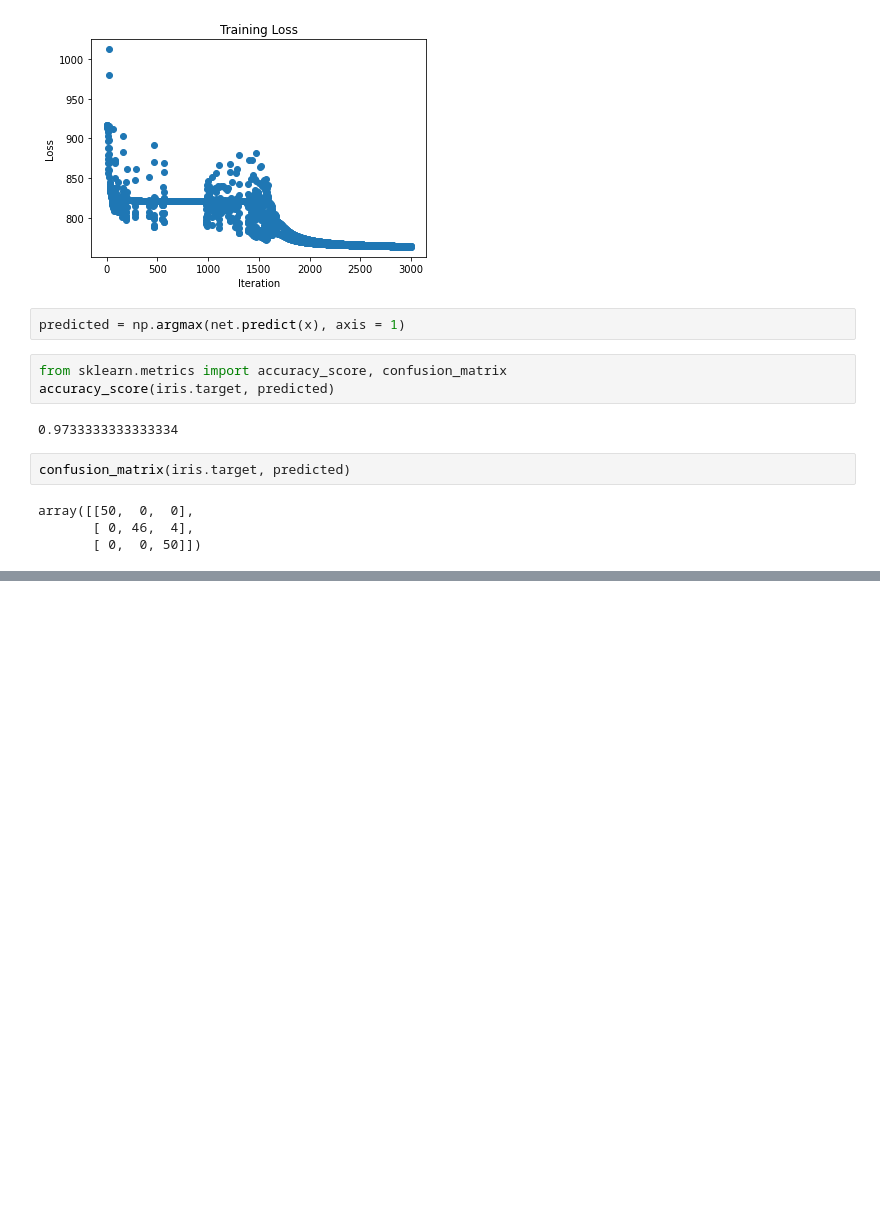
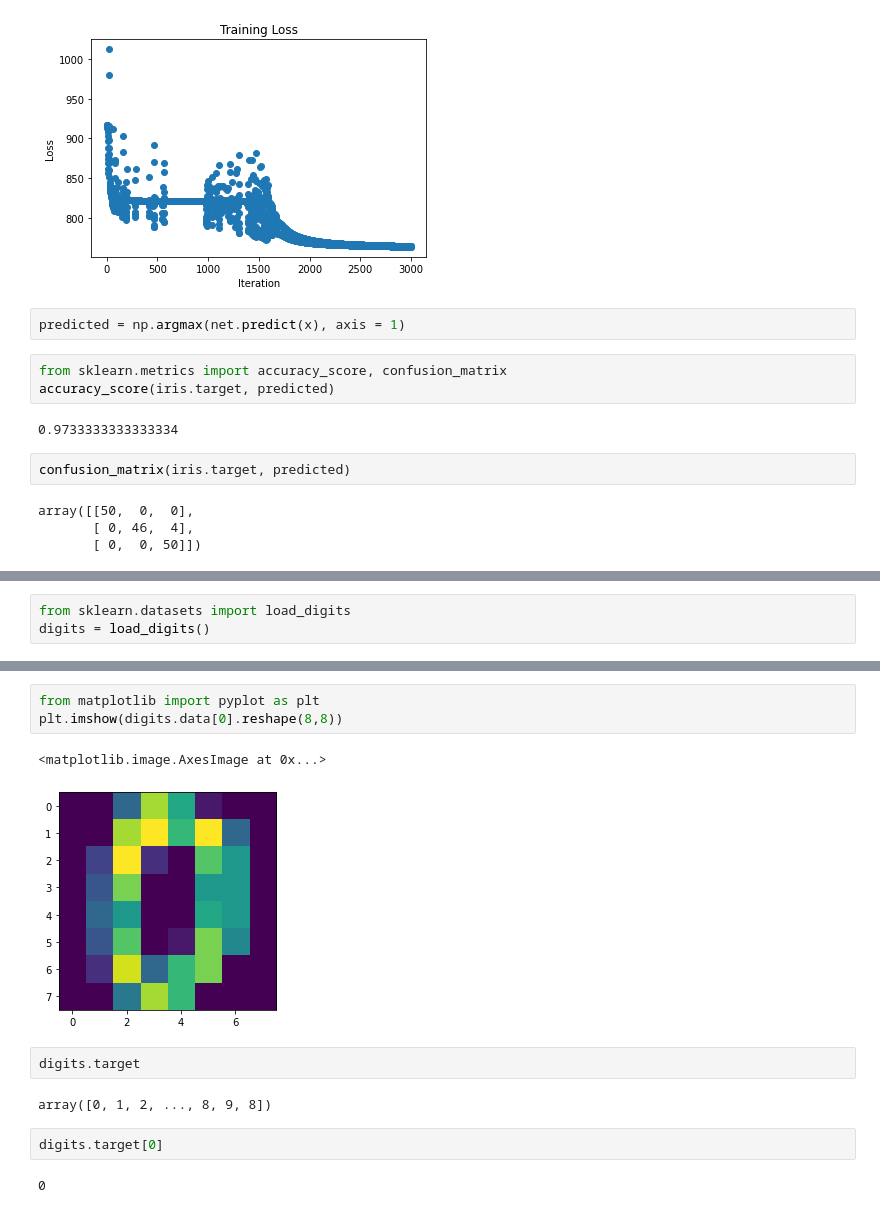
Before and after one commit to ywchiu/fubondl, a Jupyter notebook: Demo20201203.ipynb, the cells around one changed output, grey strips where cells are left out. Saved outputs shown, nothing was run; the diff lists cells and outputs as text; blank space fills up the shorter version.

```diff
--- a/Demo20201203.ipynb
+++ b/Demo20201203.ipynb
@@ -605,0 +889,3 @@ array([[50,  0,  0],
+# %%
+from sklearn.datasets import load_digits
+digits = load_digits()
@@ -605,0 +917,14 @@ array([[50,  0,  0],
+# %%
+from matplotlib import pyplot as plt
+plt.imshow(digits.data[0].reshape(8,8))
+# %% [output]
+<matplotlib.image.AxesImage at 0x...>
+[figure, added]
+# %%
+digits.target
+# %% [output]
+array([0, 1, 2, ..., 8, 9, 8])
+# %%
+digits.target[0]
+# %% [output]
+0
```
Also changed, not shown: parts of 48 cells of this notebook.
